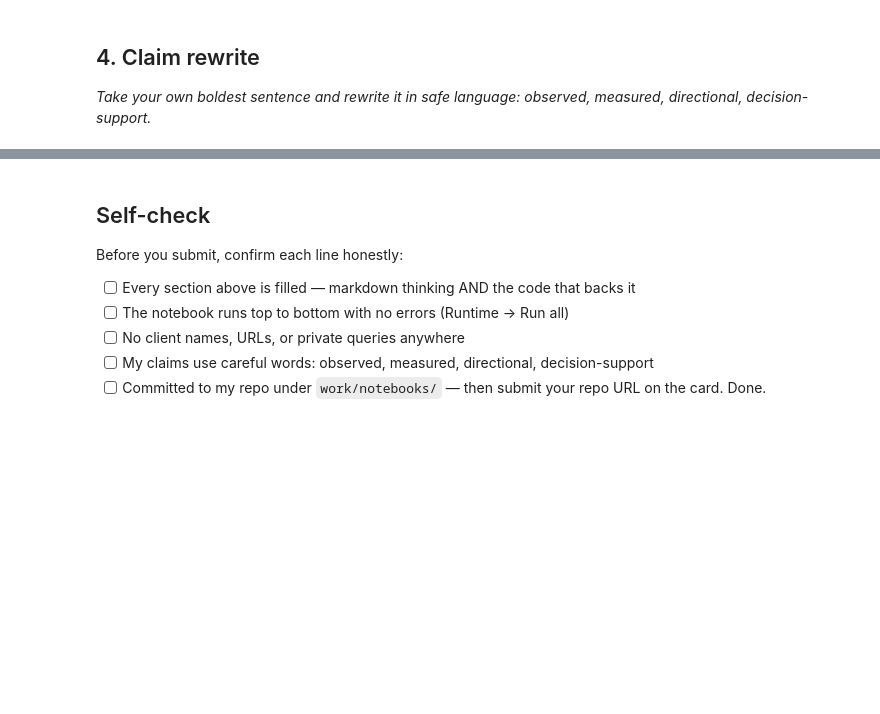
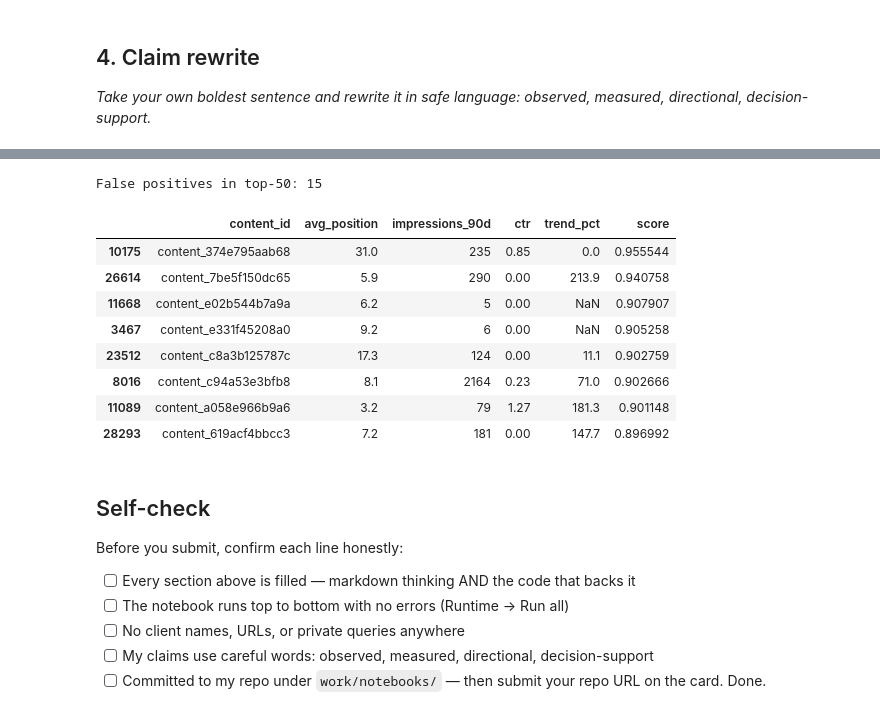
Before and after one commit to mahmarani/flyrank-ml-internship, a Jupyter notebook: work/notebooks/w06_validation_audit.ipynb, the cells around one changed output, grey strips where cells are left out. Cells and saved outputs as stored; diff of their text form; code cells hidden in the pictures; blank space fills up the shorter version.

Commit message:
ML-09: validation audit, grouped vs random split, leakage audit and claim rewrite

```diff
--- a/work/notebooks/w06_validation_audit.ipynb
+++ b/work/notebooks/w06_validation_audit.ipynb
@@ -37,3 +203,22 @@ This skeleton is yours to fill. Work the sections **in order** — each one has
+# %%
+tr, te = next(GroupShuffleSplit(n_splits=1, test_size=0.25, random_state=42).split(df, df.y, groups=df.client_id))
+a, b = df.iloc[tr], df.iloc[te].copy()
+m = clone(lr).fit(a[X_cols], a.y)
+b["score"] = m.predict_proba(b[X_cols])[:, 1]
+top = b.sort_values("score", ascending=False).head(50)
+print("False positives in top-50:", int((top.y == 0).sum()))
+top[top.y == 0].head(8)[["content_id", "avg_position", "impressions_90d", "ctr", "trend_pct", "score"]]
+# %% [output]
+False positives in top-50: 15
+|  | content_id | avg_position | impressions_90d | ctr | trend_pct | score |
+| 10175 | content_374e795aab68 | 31.0 | 235 | 0.85 | 0.0 | 0.955544 |
+| 26614 | content_7be5f150dc65 | 5.9 | 290 | 0.00 | 213.9 | 0.940758 |
+| 11668 | content_e02b544b7a9a | 6.2 | 5 | 0.00 | NaN | 0.907907 |
+| 3467 | content_e331f45208a0 | 9.2 | 6 | 0.00 | NaN | 0.905258 |
+| 23512 | content_c8a3b125787c | 17.3 | 124 | 0.00 | 11.1 | 0.902759 |
+| 8016 | content_c94a53e3bfb8 | 8.1 | 2164 | 0.23 | 71.0 | 0.902666 |
+| 11089 | content_a058e966b9a6 | 3.2 | 79 | 1.27 | 181.3 | 0.901148 |
+| 28293 | content_619acf4bbcc3 | 7.2 | 181 | 0.00 | 147.7 | 0.896992 |
 # %% [markdown]
 ## Self-check
 
```
Also changed, not shown: parts of 12 cells of this notebook.
